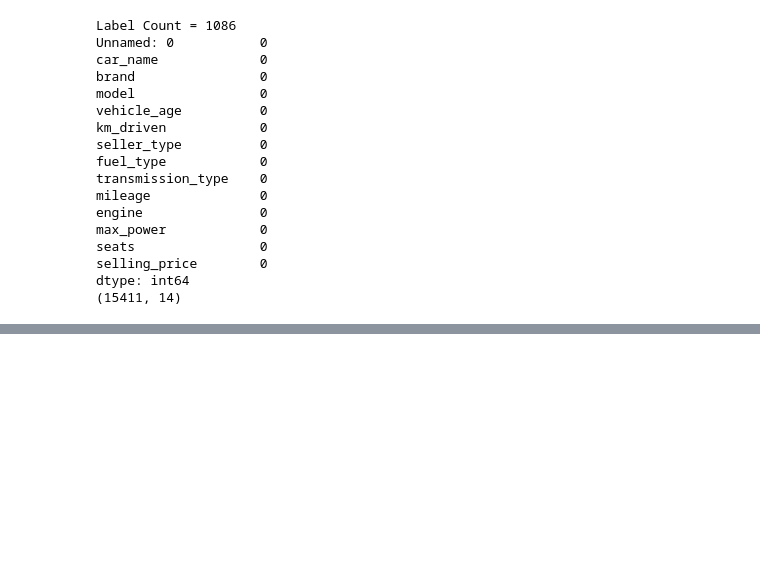
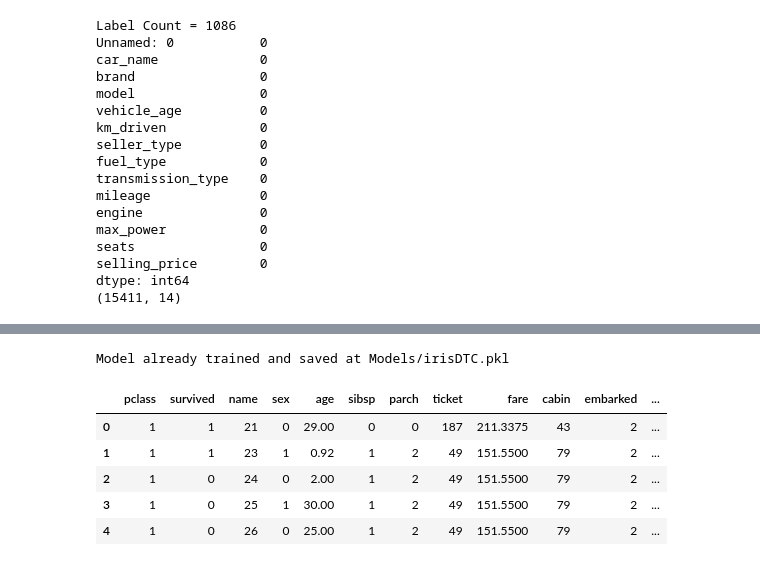
Before and after one commit to MrArthor/Big_Data_Analysis_Learning, a Jupyter notebook: Practical_Machine_Learning/Lab_Work/Assignment_5/Assignment_5.ipynb, the cells around one changed output, grey strips where cells are left out. Cells and saved outputs as stored; diff of their text form; code cells hidden in the pictures; blank space fills up the shorter version.

```diff
--- a/Practical_Machine_Learning/Lab_Work/Assignment_5/Assignment_5.ipynb
+++ b/Practical_Machine_Learning/Lab_Work/Assignment_5/Assignment_5.ipynb
@@ -702,0 +800,13 @@ Fitting 3 folds for each of 25 candidates, totalling 75 fits
+# %%
+DTC_Func(x_train, x_test, y_train, y_test,parameters,6,3,'irisDTC') #DTC Function
+# %% [output]
+Model already trained and saved at Models/irisDTC.pkl
+# %%
+df_Titanic.head()
+# %% [output]
+|  | pclass | survived | name | sex | age | sibsp | parch | ticket | fare | cabin | embarked | ... |
+| 0 | 1 | 1 | 21 | 0 | 29.00 | 0 | 0 | 187 | 211.3375 | 43 | 2 | ... |
+| 1 | 1 | 1 | 23 | 1 | 0.92 | 1 | 2 | 49 | 151.5500 | 79 | 2 | ... |
+| 2 | 1 | 0 | 24 | 0 | 2.00 | 1 | 2 | 49 | 151.5500 | 79 | 2 | ... |
+| 3 | 1 | 0 | 25 | 1 | 30.00 | 1 | 2 | 49 | 151.5500 | 79 | 2 | ... |
+| 4 | 1 | 0 | 26 | 0 | 25.00 | 1 | 2 | 49 | 151.5500 | 79 | 2 | ... |
```
Also changed, not shown: parts of 65 cells of this notebook.
